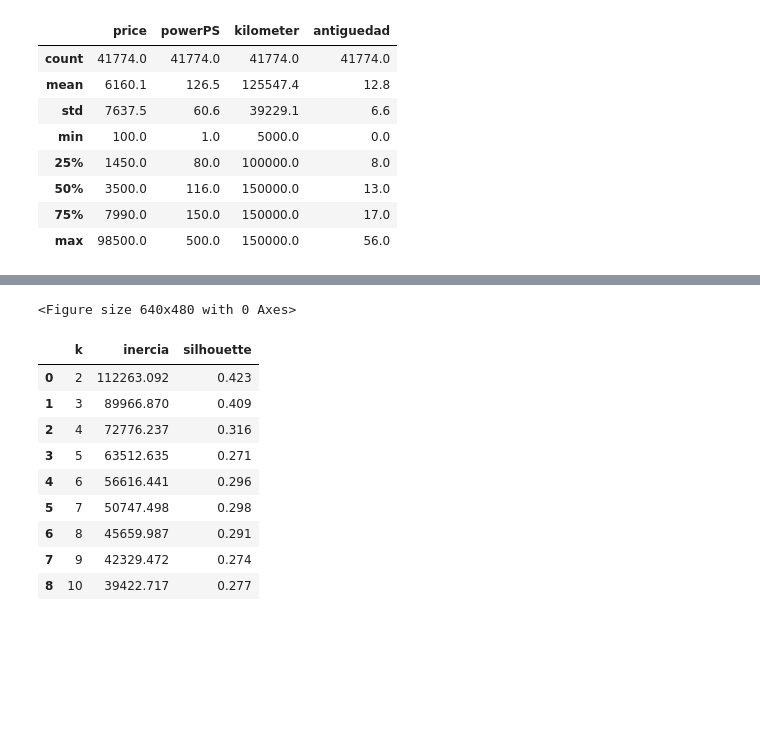
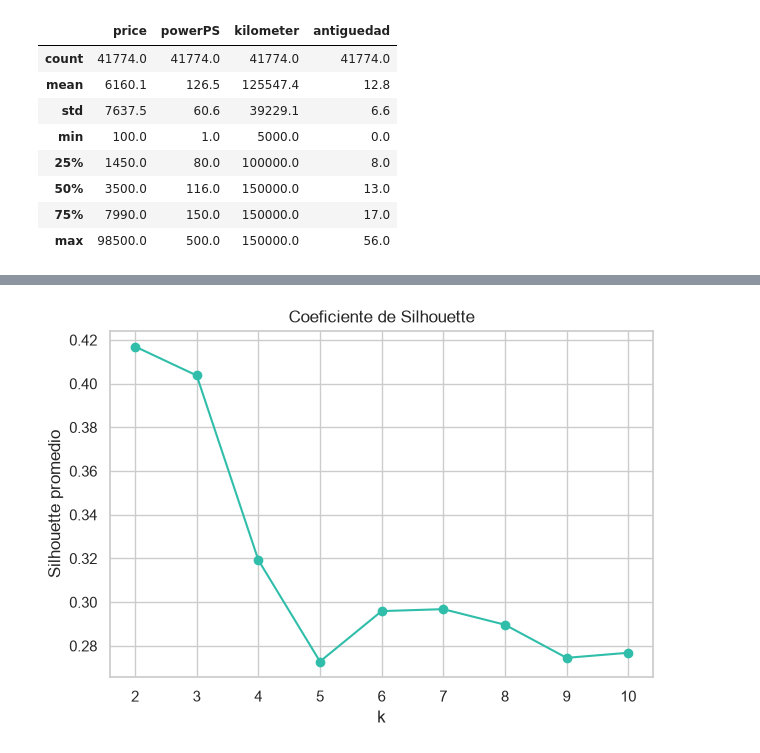
Before and after one commit to EmiiFernandez/actividades_data_sciente_ypf, a Jupyter notebook: notebook/C24_Notebook-28.ipynb, the cells around one changed output, grey strips where cells are left out. Drawn from its saved outputs; the diff is of its cells as text; code cells hidden in the pictures; blank space fills up the shorter version.

```diff
--- a/notebook/C24_Notebook-28.ipynb
+++ b/notebook/C24_Notebook-28.ipynb
@@ -298,22 +300,10 @@ Text(0, 0.5, 'Inercia')
 # %%
 # 3. Coeficiente de Silhouette
-ax[0].plot(list(valores_k), siluetas, "o-", color="#30BEAA")
-ax[0].set_title("Coeficiente de Silhouette")
-ax[0].set_xlabel("k")
-ax[0].set_ylabel("Silhouette promedio")
-plt.tight_layout()
+plt.figure(figsize=(7, 4.5))
+plt.plot(list(valores_k), siluetas, "o-", color="#30BEAA")
+plt.title("Coeficiente de Silhouette")
+plt.xlabel("k")
+plt.ylabel("Silhouette promedio")
 plt.show()
-
-pd.DataFrame({"k": list(valores_k), "inercia": inercias, "silhouette": siluetas}).round(3)
 # %% [output]
-<Figure size 640x480 with 0 Axes>
-|  | k | inercia | silhouette |
-| 0 | 2 | 112263.092 | 0.423 |
-| 1 | 3 | 89966.870 | 0.409 |
-| 2 | 4 | 72776.237 | 0.316 |
-| 3 | 5 | 63512.635 | 0.271 |
-| 4 | 6 | 56616.441 | 0.296 |
-| 5 | 7 | 50747.498 | 0.298 |
-| 6 | 8 | 45659.987 | 0.291 |
-| 7 | 9 | 42329.472 | 0.274 |
-| 8 | 10 | 39422.717 | 0.277 |
+[figure, added]
```
Also changed, not shown: parts of 8 cells of this notebook.
